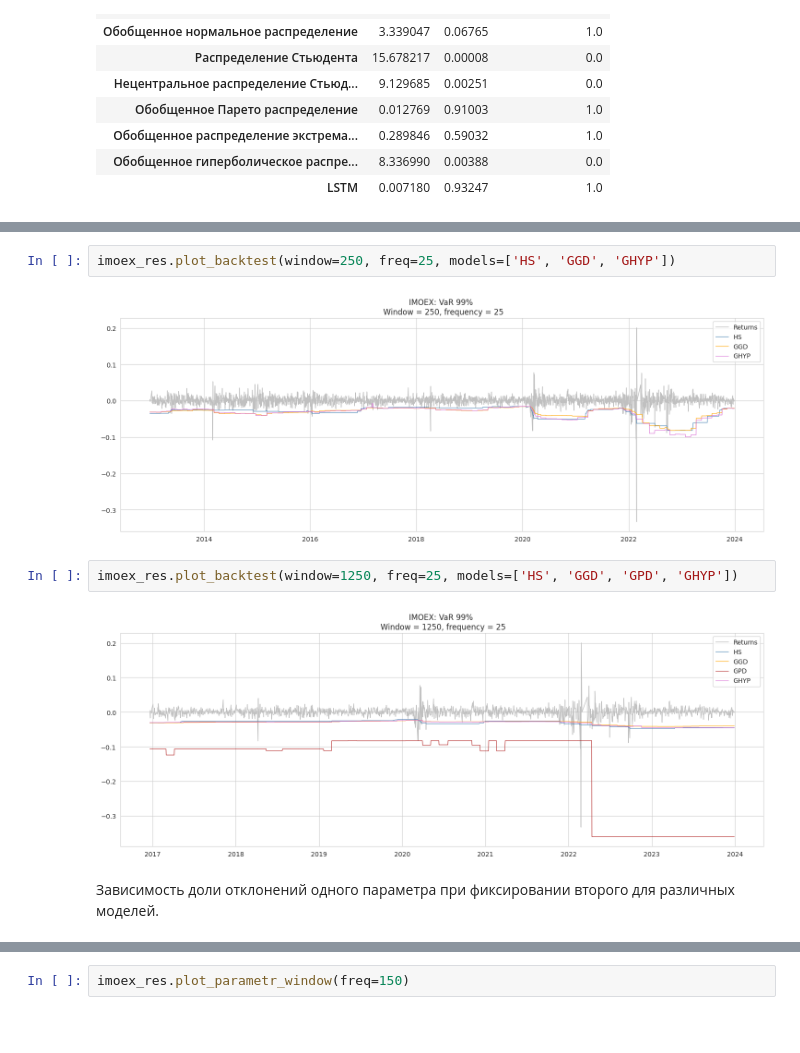
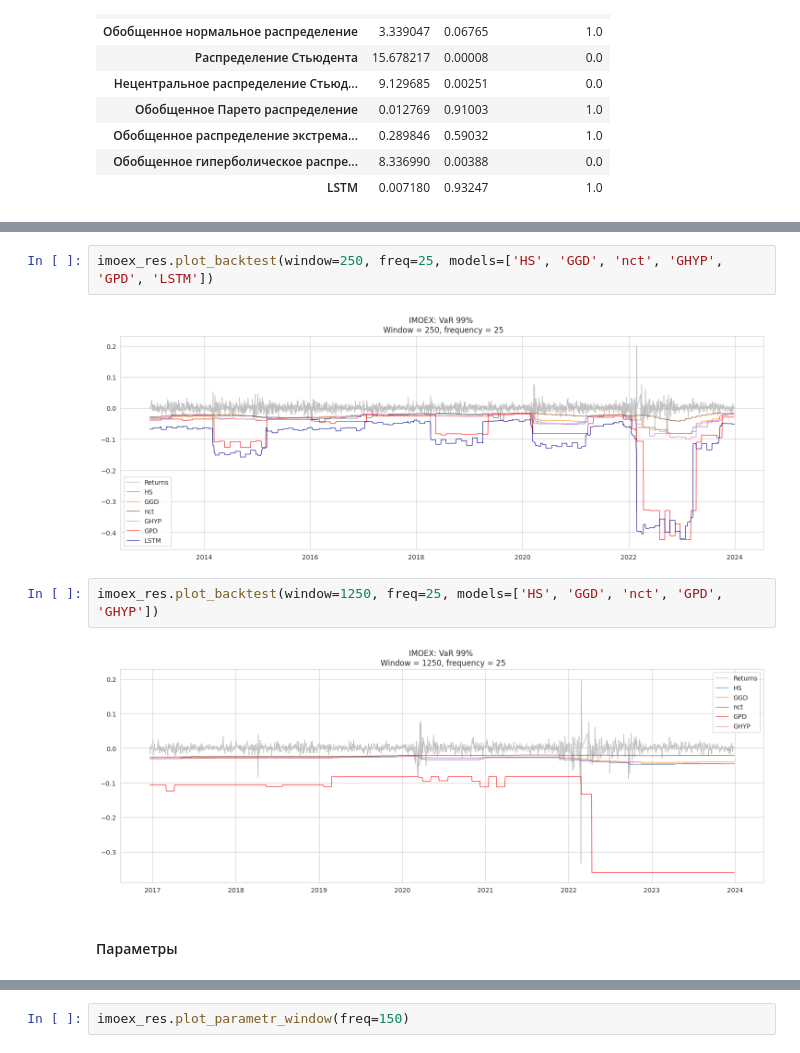
Before and after one commit to ElizavetaKagan/Model-Risk-vkr, a Jupyter notebook: Notebooks/VKR_MR_part2.ipynb, the cells around one changed output, grey strips where cells are left out. Drawn from its saved outputs; the diff is of its cells as text; blank space fills up the shorter version.

```diff
--- a/Notebooks/VKR_MR_part2.ipynb
+++ b/Notebooks/VKR_MR_part2.ipynb
@@ -390,13 +616,13 @@ imoex_res.plot_backtest(window=500, freq=25)
 # %%
-imoex_res.plot_backtest(window=250, freq=25, models=['HS', 'GGD', 'GHYP'])
+imoex_res.plot_backtest(window=250, freq=25, models=['HS', 'GGD', 'nct', 'GHYP', 'GPD', 'LSTM'])
 # %% [output]
-[figure, old version]
+[figure, new version]
 # %%
-imoex_res.plot_backtest(window=1250, freq=25, models=['HS', 'GGD', 'GPD', 'GHYP'])
+imoex_res.plot_backtest(window=1250, freq=25, models=['HS', 'GGD', 'nct', 'GPD', 'GHYP'])
 # %% [output]
-[figure, old version]
+[figure, new version]
-# %% [markdown]
-Зависимость доли отклонений одного параметра при фиксировании второго для различных моделей.
+# %% [markdown]
+#### Параметры
 # %%
 imoex_res.plot_parametr_window(freq=25)
 # %% [output]
```
Also changed, not shown: parts of 113 cells of this notebook.
